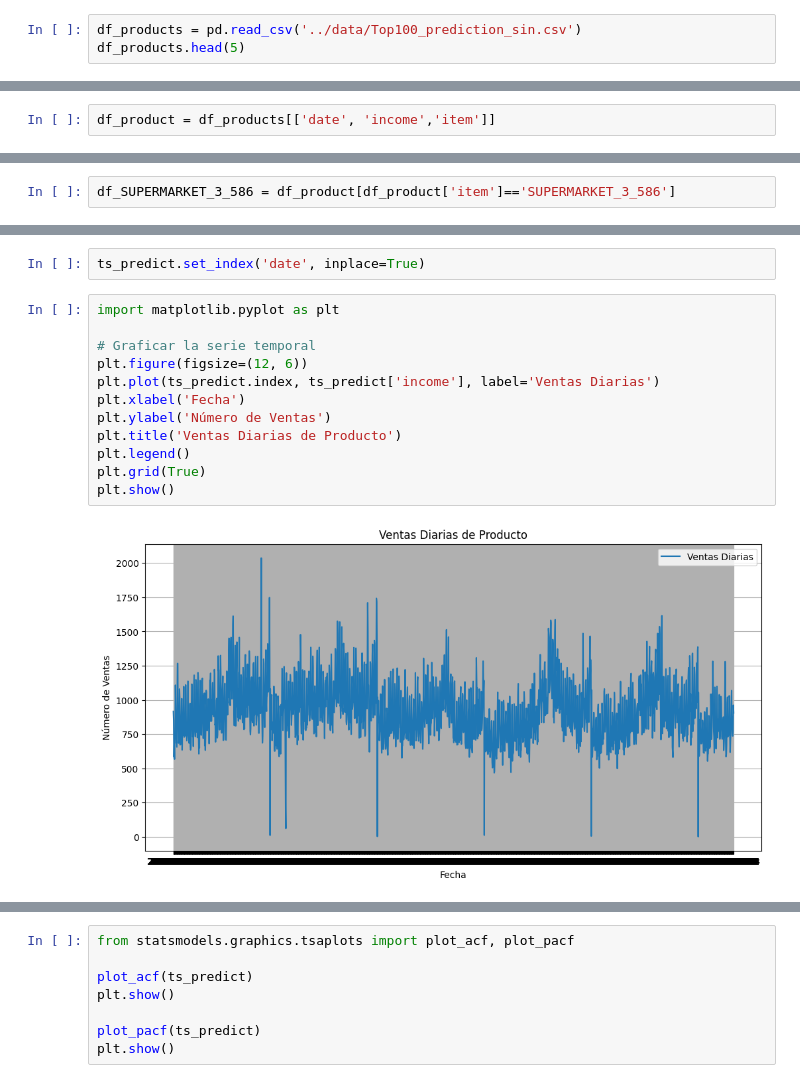
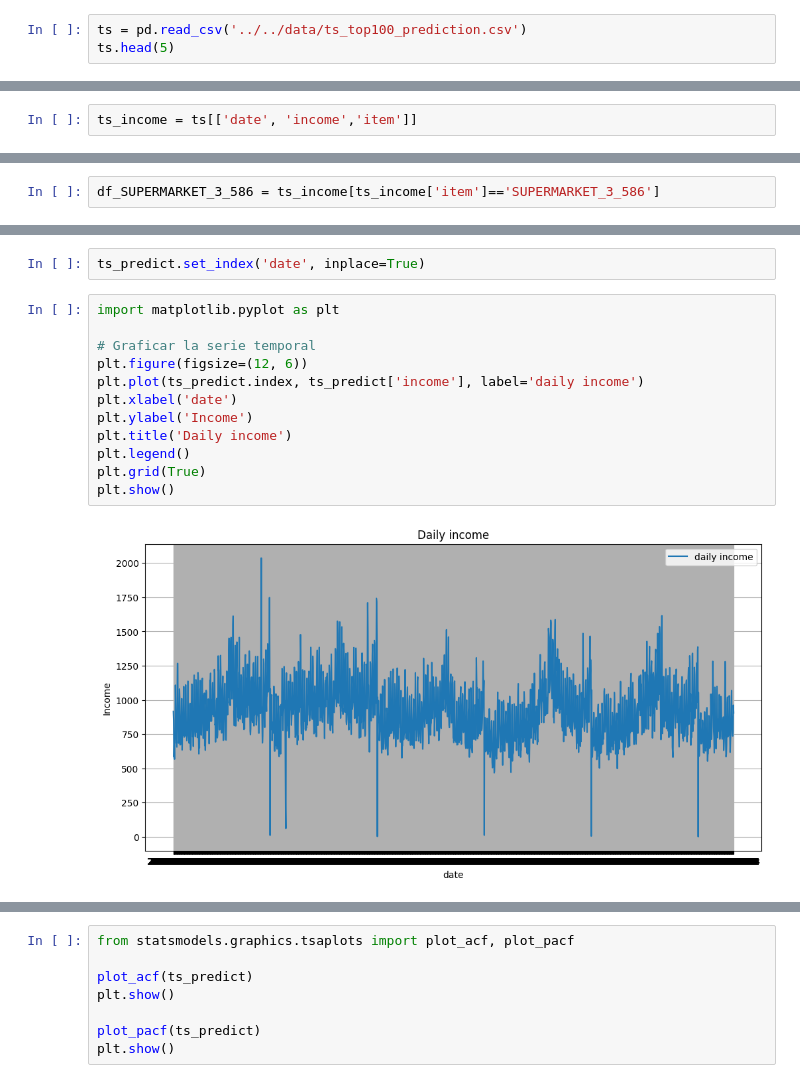
Before and after one commit to Unbiunio/DS-MARKET-TFM, a Jupyter notebook: time_series/income_global/test_arima.ipynb, the cells around one changed output, grey strips where cells are left out. Saved outputs shown, nothing was run; the diff lists cells and outputs as text.

```diff
--- a/time_series/income_global/test_arima.ipynb
+++ b/time_series/income_global/test_arima.ipynb
@@ -23,6 +23,6 @@ from statsmodels.tsa.holtwinters import SimpleExpSmoothing, ExponentialSmoothing
 
 #from prophet import Prophet
 # %%
-df_products = pd.read_csv('../data/Top100_prediction_sin.csv')
-df_products.head(5)
+ts = pd.read_csv('../../data/ts_top100_prediction.csv')
+ts.head(5)
 # %% [output]
@@ -37,3 +35,3 @@ df_products.drop(columns=['Unnamed: 0'], axis=1, inplace=True)
 # %%
-df_product = df_products[['date', 'income','item']]
+ts_income = ts[['date', 'income','item']]
 # %%
@@ -43,7 +41,7 @@ df_product.head(2)
 | 0 | 2011-01-29 | 64.4784 | ACCESORIES_1_108 |
 | 1 | 2011-01-29 | 26.2000 | HOME_&_GARDEN_1_027 |
 # %%
-df_SUPERMARKET_3_586 = df_product[df_product['item']=='SUPERMARKET_3_586']
+df_SUPERMARKET_3_586 = ts_income[ts_income['item']=='SUPERMARKET_3_586']
 # %%
 ts_predict = df_SUPERMARKET_3_586.groupby(['date'])['income'].sum().reset_index() #ts=suma de todas las ventas de todas las tiendas agrupado por día
 # %%
@@ -51,17 +49,17 @@ ts_predict.set_index('date', inplace=True)
 # %%
 import matplotlib.pyplot as plt
 
 # Graficar la serie temporal
 plt.figure(figsize=(12, 6))
-plt.plot(ts_predict.index, ts_predict['income'], label='Ventas Diarias')
-plt.xlabel('Fecha')
-plt.ylabel('Número de Ventas')
-plt.title('Ventas Diarias de Producto')
+plt.plot(ts_predict.index, ts_predict['income'], label='daily income')
+plt.xlabel('date')
+plt.ylabel('Income')
+plt.title('Daily income')
 plt.legend()
 plt.grid(True)
 plt.show()
 # %% [output]
-[figure, old version]
+[figure, new version]
 # %%
 from statsmodels.tsa.stattools import adfuller
 
```
Also changed, not shown: parts of 12 cells of this notebook, 5 other files.
